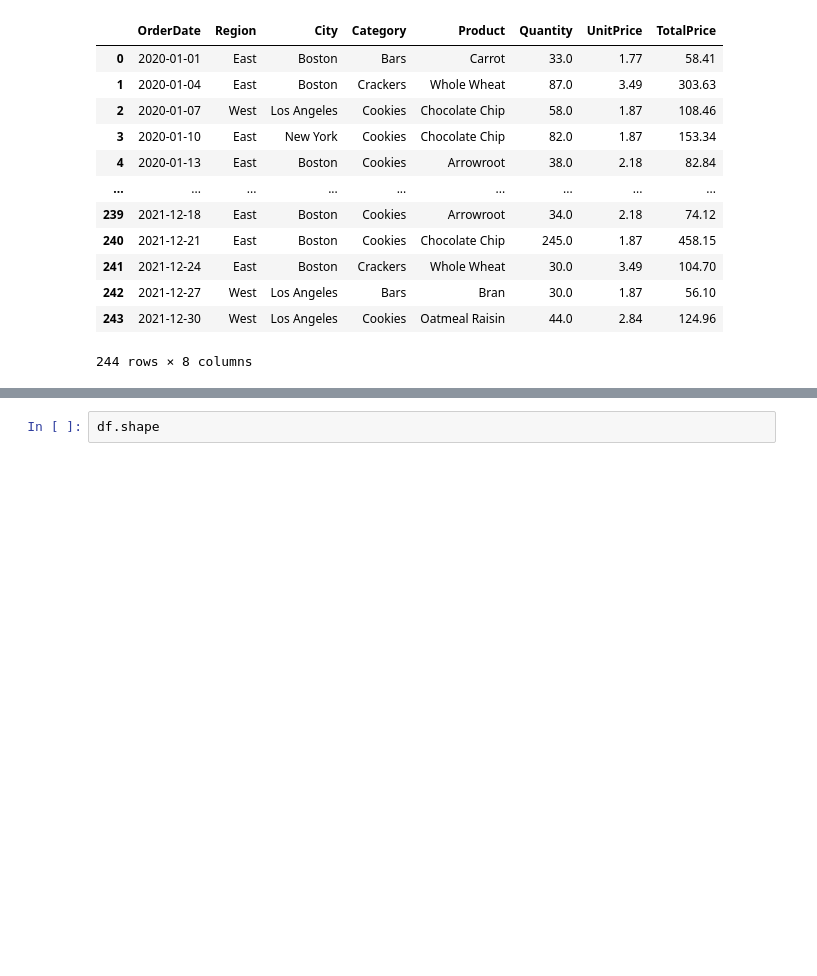
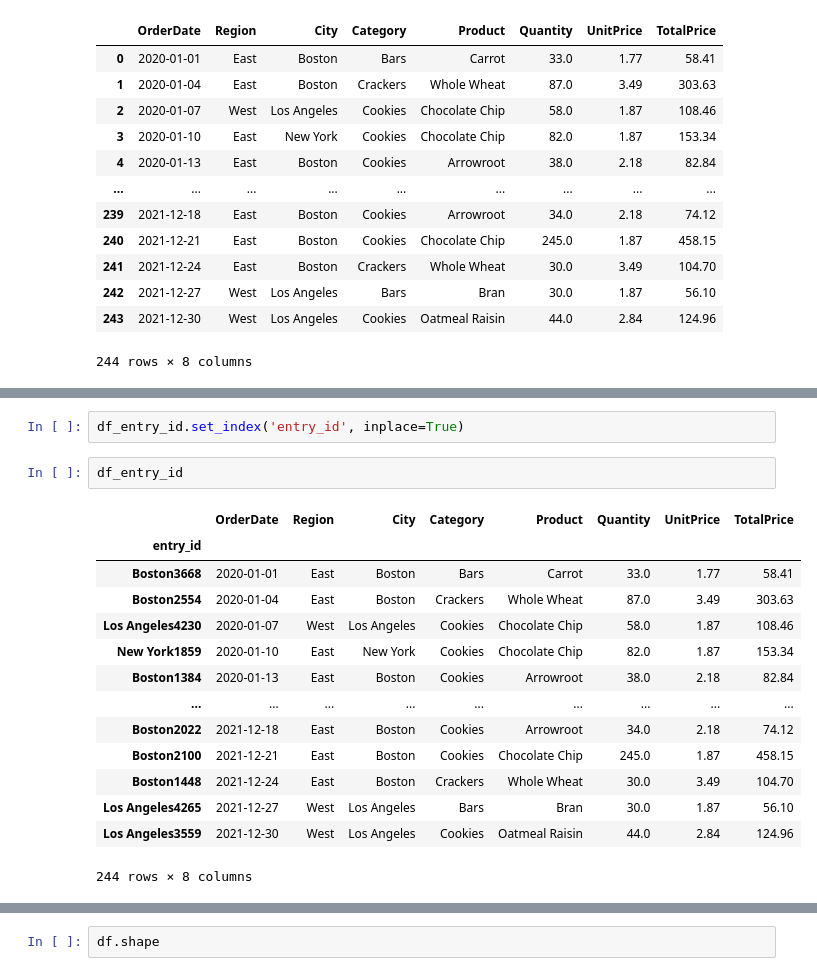
Before and after one commit to sledhead/python_core_test, a Jupyter notebook: excel_test.ipynb, the cells around one changed output, grey strips where cells are left out. Drawn from its saved outputs; the diff is of its cells as text; blank space fills up the shorter version.

Commit message:
pandas indexes

```diff
--- a/excel_test.ipynb
+++ b/excel_test.ipynb
@@ -131,0 +175,19 @@ df
+# %%
+df_entry_id.set_index('entry_id', inplace=True)
+# %%
+df_entry_id
+# %% [output]
+|  | OrderDate | Region | City | Category | Product | Quantity | UnitPrice | TotalPrice |
+| entry_id |  |  |  |  |  |  |  |  |
+| Boston3668 | 2020-01-01 | East | Boston | Bars | Carrot | 33.0 | 1.77 | 58.41 |
+| Boston2554 | 2020-01-04 | East | Boston | Crackers | Whole Wheat | 87.0 | 3.49 | 303.63 |
+| Los Angeles4230 | 2020-01-07 | West | Los Angeles | Cookies | Chocolate Chip | 58.0 | 1.87 | 108.46 |
+| New York1859 | 2020-01-10 | East | New York | Cookies | Chocolate Chip | 82.0 | 1.87 | 153.34 |
+| Boston1384 | 2020-01-13 | East | Boston | Cookies | Arrowroot | 38.0 | 2.18 | 82.84 |
+| ... | ... | ... | ... | ... | ... | ... | ... | ... |
+| Boston2022 | 2021-12-18 | East | Boston | Cookies | Arrowroot | 34.0 | 2.18 | 74.12 |
+| Boston2100 | 2021-12-21 | East | Boston | Cookies | Chocolate Chip | 245.0 | 1.87 | 458.15 |
+| Boston1448 | 2021-12-24 | East | Boston | Crackers | Whole Wheat | 30.0 | 3.49 | 104.70 |
+| Los Angeles4265 | 2021-12-27 | West | Los Angeles | Bars | Bran | 30.0 | 1.87 | 56.10 |
+| Los Angeles3559 | 2021-12-30 | West | Los Angeles | Cookies | Oatmeal Raisin | 44.0 | 2.84 | 124.96 |
+244 rows × 8 columns
```
Also changed, not shown: parts of 7 cells of this notebook.
